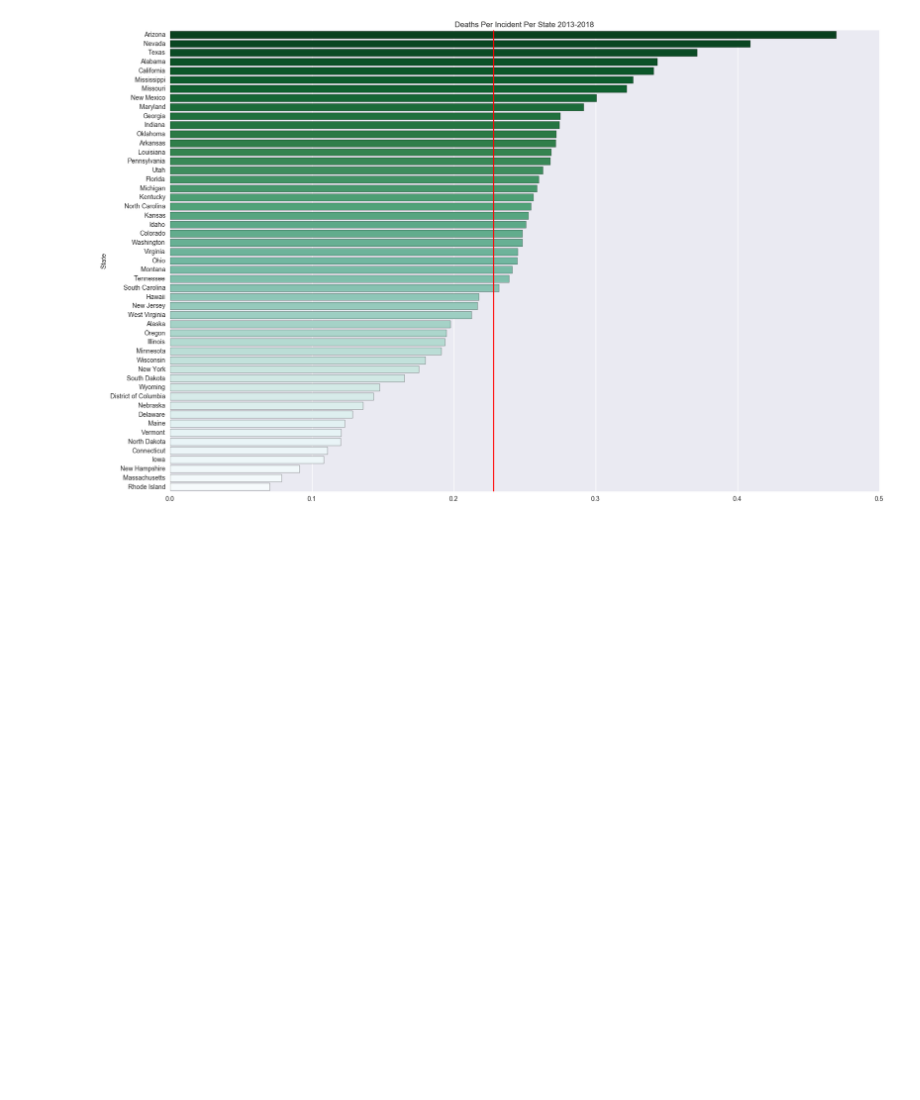
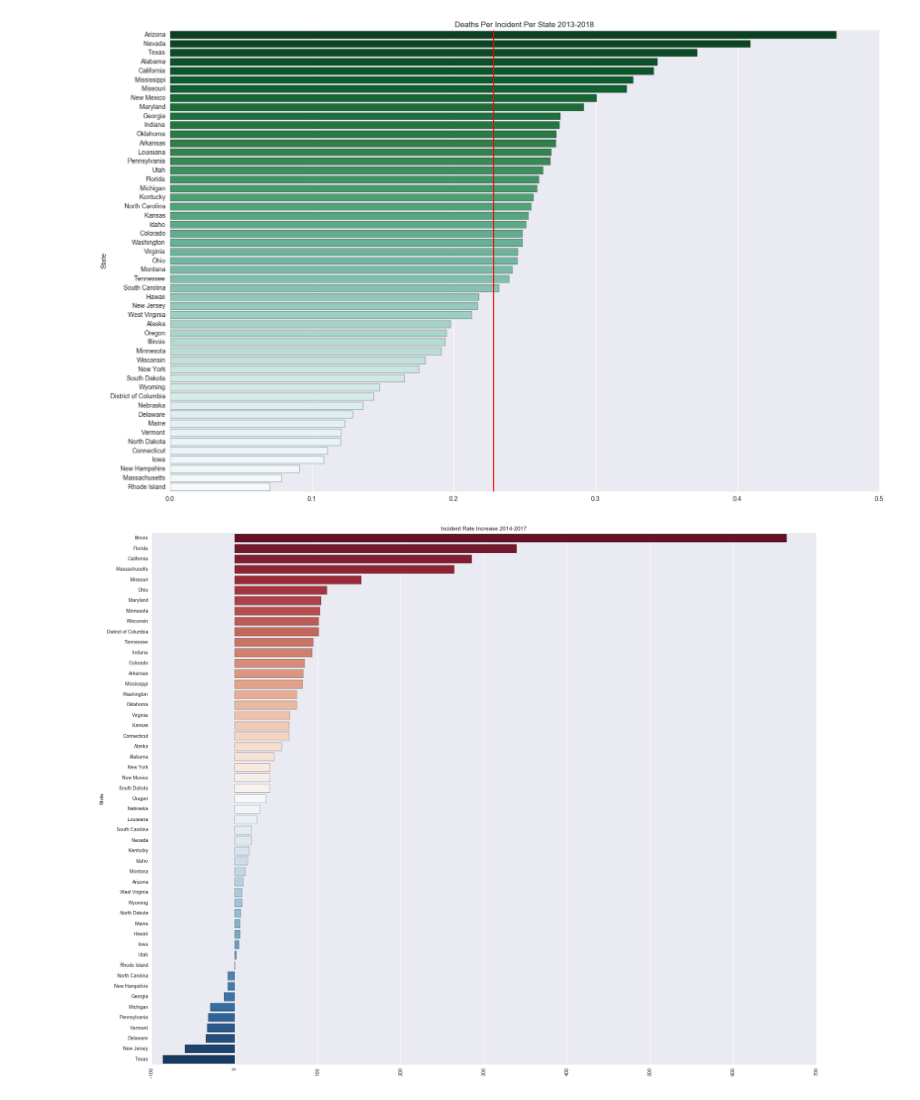
Before and after one commit to RichLikesDucks/GunViolence, a Jupyter notebook: Gun Violence 2013-2018.ipynb, the cells around one changed output. Drawn from its saved outputs; the diff is of its cells as text; code cells hidden in the pictures; blank space fills up the shorter version.

```diff
--- a/Gun Violence 2013-2018.ipynb
+++ b/Gun Violence 2013-2018.ipynb
@@ -123,7 +138,7 @@ with open('population.csv') as csvfile:
 #incidents per 100k residents per state
 state_ratio = []
 for i in range(len(avg_pop)):
-    per = (states['incident_id'][i] * 100000)/float(avg_pop[i][1])
+    per = (state_count['incident_id'][i] * 100000)/float(avg_pop[i][1])
     combo = (avg_pop[i][0], per)
     state_ratio.append(combo)
 # %%
@@ -183,7 +201,7 @@ sns.set(rc={'figure.figsize':(20,13)})
 #gun deaths per incident per state
 death_incident_ratio = []
 for i in range(len(avg_pop)):
-    per = float(d_state_ratio[i])/float(states['incident_id'][i])
+    per = float(d_state_ratio[i])/float(state_count['incident_id'][i])
     combo = (avg_pop[i][0], per)
     death_incident_ratio.append(combo)
 
@@ -202,2 +221,38 @@ sns.set(rc={'figure.figsize':(20,13)})
 # %% [output]
 [figure]
+# %%
+states = data['state'].unique()
+# %%
+state_average_change = []
+for j in states:
+    state_average = []
+    for i in range(2014,2018):
+        state_date = data[data['date'].dt.year == i]
+        avg = state_date['date'][state_date['state'] == j].count()
+        state_average.append(avg)
+
+    #print len(state_average)
+    #print state_average
+    avg_increase = []
+    for i in range(len(state_average)-1):
+        change_year = state_average[i+1] - state_average[i]
+        avg_increase.append(change_year)
+
+    #print avg_increase
+    out = (j, (sum(avg_increase) / float(len(avg_increase))))
+    state_average_change.append(out)
+# %%
+headers = ['State','avg_change']
+rate_increase = pd.DataFrame(state_average_change, columns=headers).set_index('State')
+rate_increase = rate_increase['avg_change']
+rate_increase = rate_increase.sort_values(ascending = False)
+avg_inc = rate_increase.mean()
+
+ax = sns.barplot(x = rate_increase.values, y=rate_increase.index, palette= 'RdBu')
+ax.set_title('Incident Rate Increase 2014-2017')
+#ax.axvline(avg_inc, color = 'r')
+plt.xticks(rotation=90)
+sns.set(rc={'figure.figsize':(25,20)})
+plt.savefig('Graphs/State_Incident_Increase.png')
+# %% [output]
+[figure, added]
```
Also changed, not shown: parts of 7 cells of this notebook.
